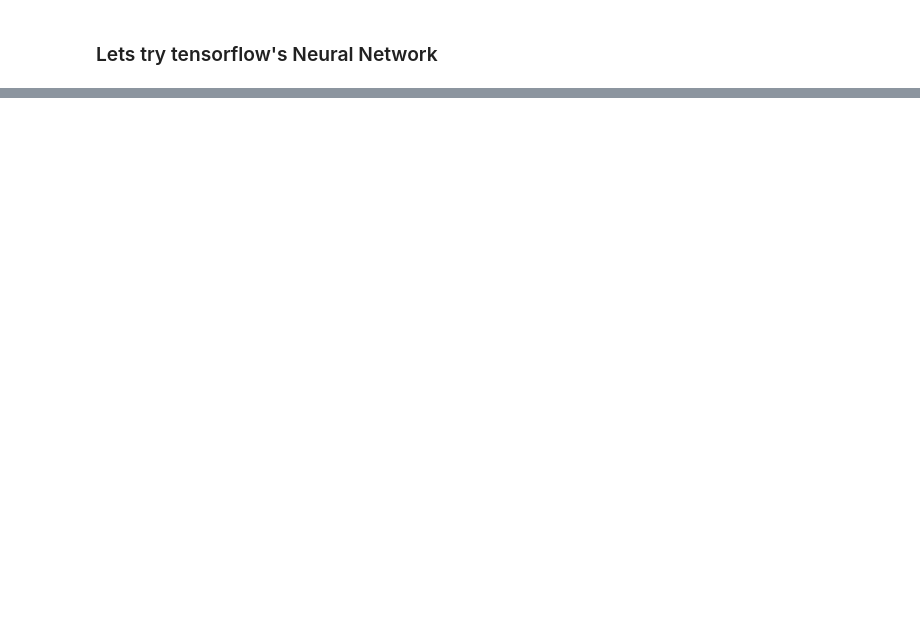
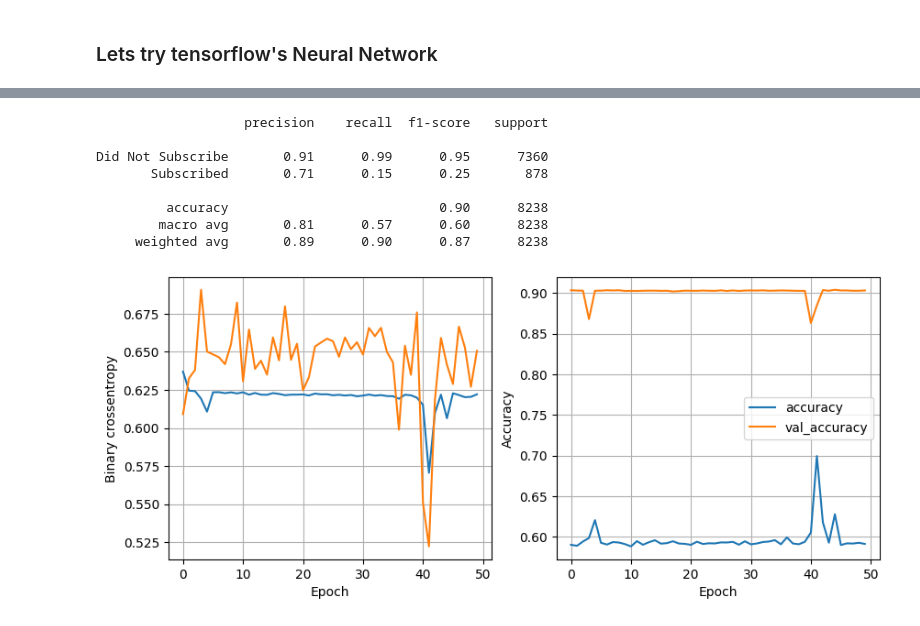
Before and after one commit to enzopimentel/bank-marketing-ML, a Jupyter notebook: bank_marketing_ML.ipynb, the cells around one changed output, grey strips where cells are left out. Saved outputs shown, nothing was run; the diff lists cells and outputs as text; code cells hidden in the pictures; blank space fills up the shorter version.

```diff
--- a/bank_marketing_ML.ipynb
+++ b/bank_marketing_ML.ipynb
@@ -1175,0 +1030,18 @@ plot_history(history)
+# %%
+from imblearn.over_sampling import RandomOverSampler
+
+# Create an instance of RandomOverSampler
+ros = RandomOverSampler(random_state=42)
+
+# Apply Random Over-Sampling to your training data
+X_train_resampled, y_train_resampled = ros.fit_resample(x_train_np, y_train_np)
+# %%
+# Train the model with resampled training data
+epochs = 50
+history = model.fit(X_train_resampled, y_train_resampled, epochs=epochs, batch_size=32, validation_data=(x_valid_np, y_valid_np), verbose=0, callbacks=checkpoint)
+# %%
+# evaluate model
+model.evaluate(x_valid_np, y_valid_np)
+
+y_pred = model.predict(x_valid_np)
+y_pred = (y_pred > 0.5).astype(int).reshape(-1,)
@@ -1175,0 +1051,14 @@ plot_history(history)
+# %%
+print(classification_report(y_valid_np, y_pred, target_names=['Did Not Subscribe', 'Subscribed']))
+
+plot_history(history)
+# %% [output]
+                   precision    recall  f1-score   support
+
+Did Not Subscribe       0.91      0.99      0.95      7360
+       Subscribed       0.71      0.15      0.25       878
+
+         accuracy                           0.90      8238
+        macro avg       0.81      0.57      0.60      8238
+     weighted avg       0.89      0.90      0.87      8238
+[figure, added]
```
Also changed, not shown: parts of 41 cells of this notebook, 5 other files.
